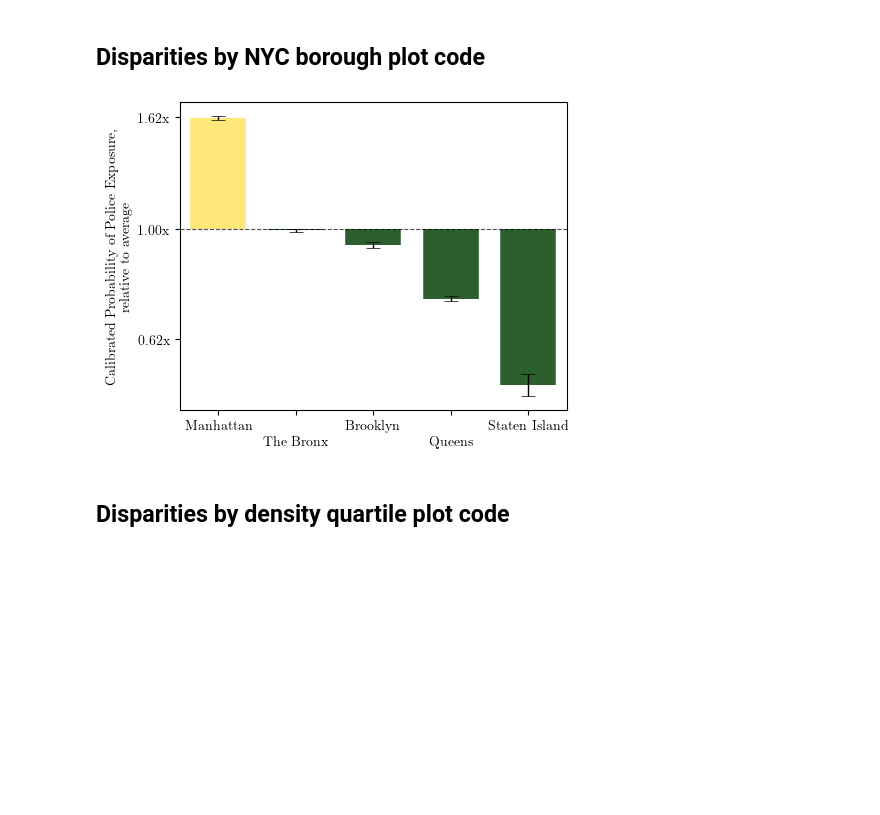
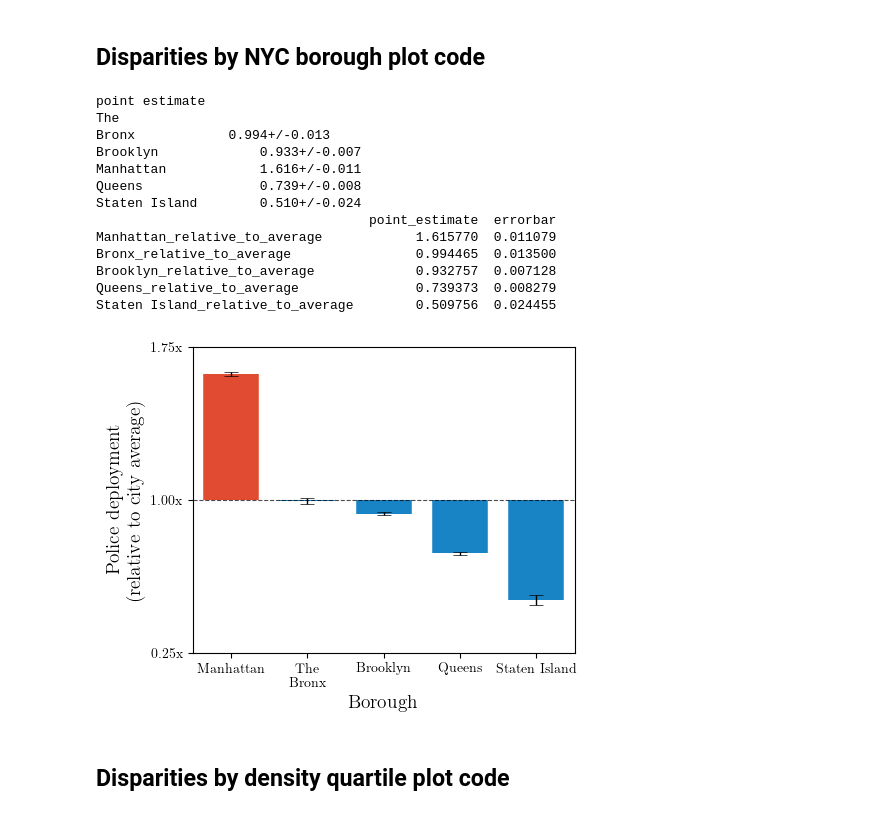
Before and after one commit to mattwfranchi/police-deployment-patterns, a Jupyter notebook: notebooks/Bootstrapped-Disparities-Plots.ipynb, the cells around one changed output. Saved outputs shown, nothing was run; the diff lists cells and outputs as text; code cells hidden in the pictures; blank space fills up the shorter version.

```diff
--- a/notebooks/Bootstrapped-Disparities-Plots.ipynb
+++ b/notebooks/Bootstrapped-Disparities-Plots.ipynb
@@ -21,8 +21,9 @@ rc('text.latex', preamble=r'\usepackage{amsmath} \usepackage[T1]{fontenc}')
 ## Directory verification / setup
 This code should work by default, assuming the directory layout in the Git repo is unchanged.
 # %%
+N_BOOTSTRAPS = 100
 BOOTSTRAPS_PATH = "../plot_data"
-PLOTS_PATH = "../plot/figures"
+PLOTS_PATH = "../plots/figures"
 # %%
 p = Path(PLOTS_PATH)
 if not p.is_dir():
@@ -171,17 +218,31 @@ plt.savefig(f'{PLOTS_PATH}/bootstrapped_income_rzones_plot.jpg', bbox_inches="ti
 BOROUGH_DATA_PATH = f"{BOOTSTRAPS_PATH}/boro_bootstraps.json"
 # %%
 borough_label_mapping = {
-    "Bronx_relative_to_average":            'The Bronx',
+    "Bronx_relative_to_average":            'The\nBronx',
     "Brooklyn_relative_to_average":         'Brooklyn',
     "Manhattan_relative_to_average":        'Manhattan',
     "Queens_relative_to_average":           'Queens',
     "Staten Island_relative_to_average":    'Staten Island'
 }
 # %%
-fig, ax = bootstrapped_plots(data_path=BOROUGH_DATA_PATH, label_mapping=borough_label_mapping)
-plt.savefig(f'{PLOTS_PATH}/bootstrapped_borough_plot.jpg', bbox_inches="tight")
+fig, ax = bootstrapped_plots(data_path=BOROUGH_DATA_PATH, label_mapping=borough_label_mapping, ylim=[0.25, 1.75],
+                             xlabel='Borough')
+plt.savefig(f'{PLOTS_PATH}/bootstrapped_borough_plot.pdf', bbox_inches="tight")
 # %% [output]
+point estimate
+The
+Bronx            0.994+/-0.013
+Brooklyn             0.933+/-0.007
+Manhattan            1.616+/-0.011
+Queens               0.739+/-0.008
+Staten Island        0.510+/-0.024
+                                   point_estimate  errorbar
+Manhattan_relative_to_average            1.615770  0.011079
+Bronx_relative_to_average                0.994465  0.013500
+Brooklyn_relative_to_average             0.932757  0.007128
+Queens_relative_to_average               0.739373  0.008279
+Staten Island_relative_to_average        0.509756  0.024455
-[figure, old version]
+[figure, new version]
 # %% [markdown]
 ## Disparities by density quartile plot code
 # %%
```
Also changed, not shown: parts of 11 cells of this notebook.
